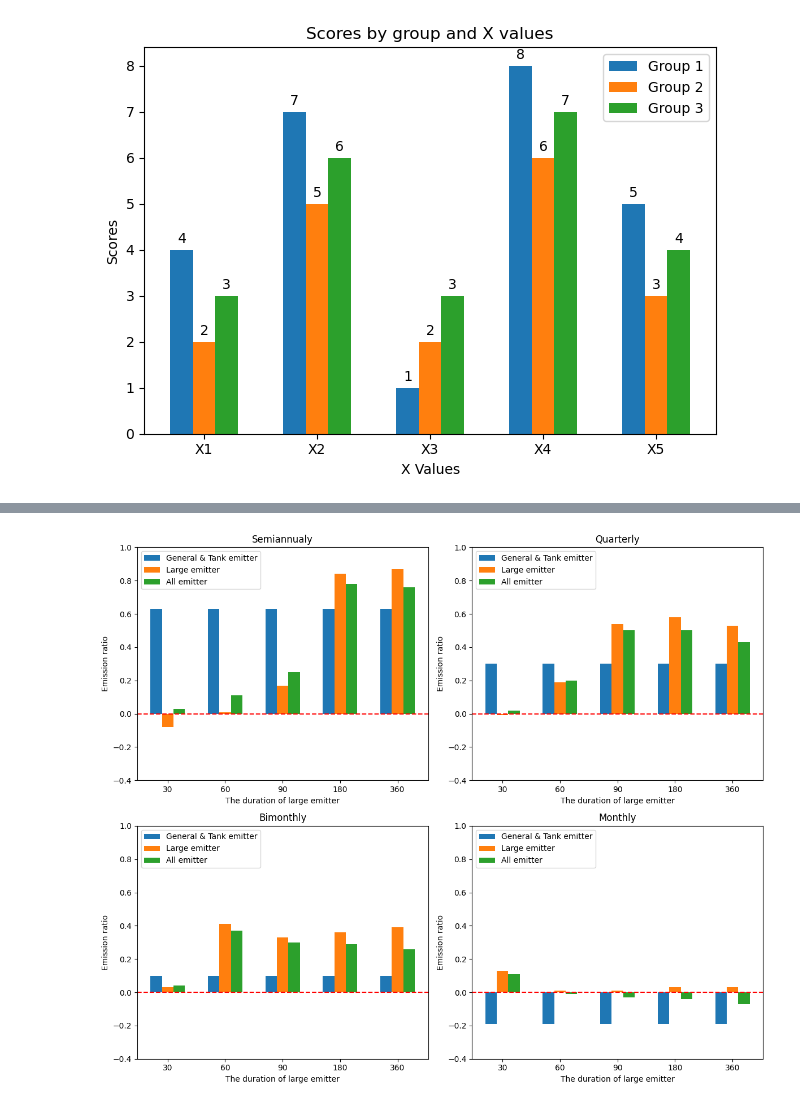
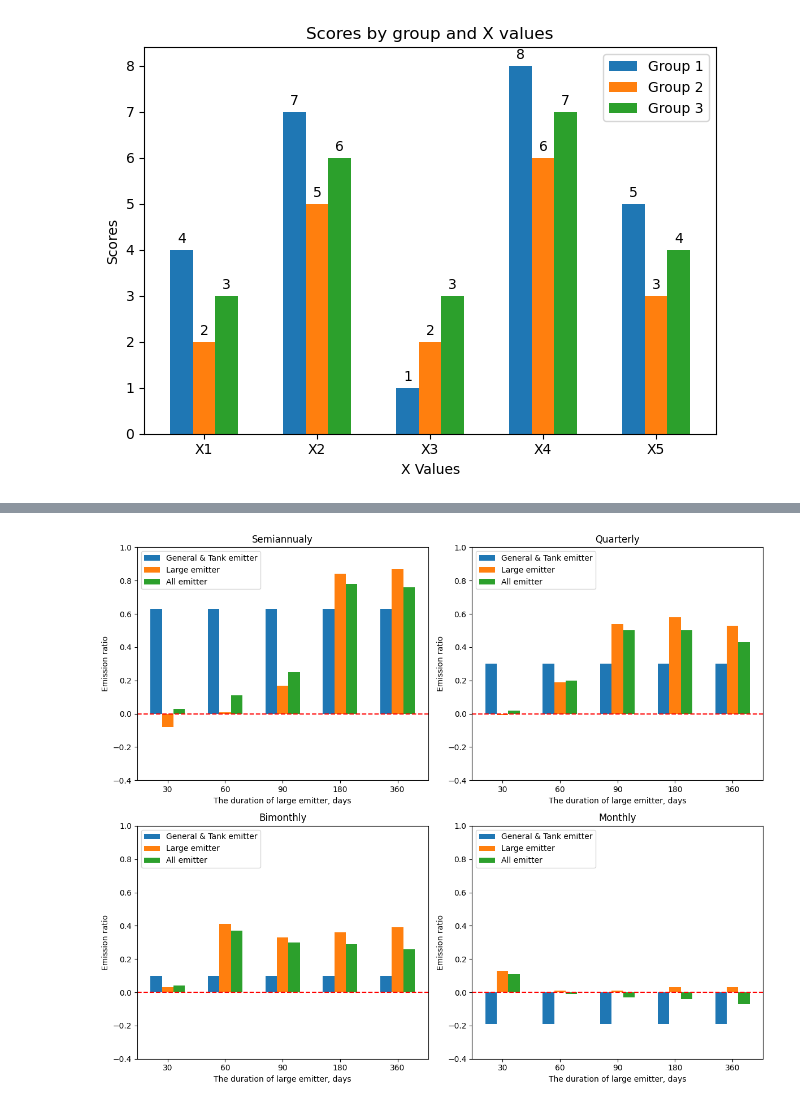
Before and after one commit to HJJJJX/Figure-Plotting, a Jupyter notebook: Accuracy_groupby_emitter_type.ipynb, the cells around one changed output, grey strips where cells are left out. Cells and saved outputs as stored; diff of their text form; code cells hidden in the pictures.

```diff
--- a/Accuracy_groupby_emitter_type.ipynb
+++ b/Accuracy_groupby_emitter_type.ipynb
@@ -77,7 +77,7 @@ def create_bar_plot(ax, title, group1, group2, group3):
     rects3 = ax.bar(x + width, group3, width, label='All emitter')
 
     # Add some text for labels, title, and custom x-axis tick labels, etc.
-    ax.set_xlabel('The duration of large emitter')
+    ax.set_xlabel('The duration of large emitter, days')
     ax.set_ylabel('Emission ratio')
     ax.set_title(title)
     ax.set_xticks(x)
@@ -120,32 +120,32 @@ width = 0.2  # the width of the bars
 # Create the figure and subplots
 fig, axs = plt.subplots(2, 2, figsize=(12, 10))
 
 # Function to create the bar plots
 def create_bar_plot(ax, title, group1, group2, group3):
     rects1 = ax.bar(x - width, group1, width, label='General & Tank emitter')
     rects2 = ax.bar(x, group2, width, label='Large emitter')
     rects3 = ax.bar(x + width, group3, width, label='All emitter')
 
     # Add some text for labels, title, and custom x-axis tick labels, etc.
-    ax.set_xlabel('The duration of large emitter')
+    ax.set_xlabel('The duration of large emitter, days')
     ax.set_ylabel('Emission ratio')
     ax.set_title(title)
     ax.set_xticks(x)
     ax.set_xticklabels(x_labels)
     ax.legend(loc='upper left')
 
     # Set y-axis limits
     ax.set_ylim(-0.4, 1)
 
     # Add a red dashed line at y = 0
     ax.axhline(0, color='red', linestyle='--')
 
 # Create each subplot
 for ax, (title, groups) in zip(axs.flat, data.items()):
     create_bar_plot(ax, title, groups['group1'], groups['group2'], groups['group3'])
 
 # Adjust layout to prevent overlap
 plt.tight_layout()
 plt.show()
 # %% [output]
-[figure, old version]
+[figure, new version]
```
Also changed, not shown: parts of 1 cell of this notebook.
